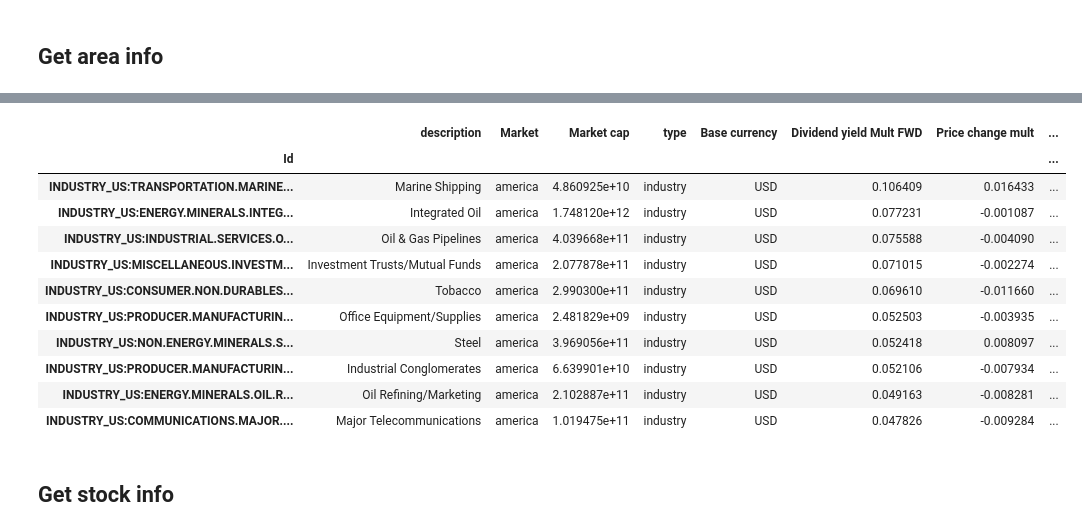
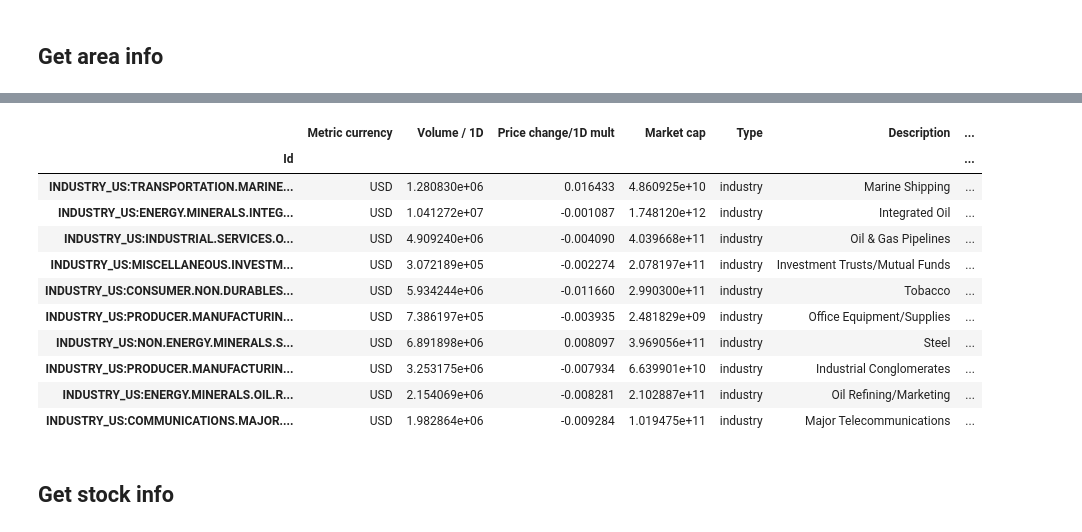
Before and after one commit to NNTrade/Tradingview.com-client, a Jupyter notebook: notebook/client_preview.ipynb, the cells around one changed output, grey strips where cells are left out. Saved outputs shown, nothing was run; the diff lists cells and outputs as text; code cells hidden in the pictures.

```diff
--- a/notebook/client_preview.ipynb
+++ b/notebook/client_preview.ipynb
@@ -4,0 +7,3 @@ from src.client.usa_stock_market.columns.column_list import dividend_yield_ttm,d
+# %%
+col_df = to_df(all_columns)
+col_df
@@ -31,19 +54,19 @@ sector_df
 # %%
-industry_df = get_industries(top_order=dividend_yield_fwd, top_asc=False)
+industry_df = get_industries(top_order=Column.from_sr(col_df.loc[6]), top_asc=False)
 industry_df.head(10)
 # %% [output]
-|  | description | Market | Market cap | type | Base currency | Dividend yield Mult FWD | Price change mult | ... |
-| Id |  |  |  |  |  |  |  | ... |
-| INDUSTRY_US:TRANSPORTATION.MARINE... | Marine Shipping | america | 4.860925e+10 | industry | USD | 0.106409 | 0.016433 | ... |
-| INDUSTRY_US:ENERGY.MINERALS.INTEG... | Integrated Oil | america | 1.748120e+12 | industry | USD | 0.077231 | -0.001087 | ... |
-| INDUSTRY_US:INDUSTRIAL.SERVICES.O... | Oil & Gas Pipelines | america | 4.039668e+11 | industry | USD | 0.075588 | -0.004090 | ... |
-| INDUSTRY_US:MISCELLANEOUS.INVESTM... | Investment Trusts/Mutual Funds | america | 2.077878e+11 | industry | USD | 0.071015 | -0.002274 | ... |
-| INDUSTRY_US:CONSUMER.NON.DURABLES... | Tobacco | america | 2.990300e+11 | industry | USD | 0.069610 | -0.011660 | ... |
-| INDUSTRY_US:PRODUCER.MANUFACTURIN... | Office Equipment/Supplies | america | 2.481829e+09 | industry | USD | 0.052503 | -0.003935 | ... |
-| INDUSTRY_US:NON.ENERGY.MINERALS.S... | Steel | america | 3.969056e+11 | industry | USD | 0.052418 | 0.008097 | ... |
-| INDUSTRY_US:PRODUCER.MANUFACTURIN... | Industrial Conglomerates | america | 6.639901e+10 | industry | USD | 0.052106 | -0.007934 | ... |
-| INDUSTRY_US:ENERGY.MINERALS.OIL.R... | Oil Refining/Marketing | america | 2.102887e+11 | industry | USD | 0.049163 | -0.008281 | ... |
-| INDUSTRY_US:COMMUNICATIONS.MAJOR.... | Major Telecommunications | america | 1.019475e+11 | industry | USD | 0.047826 | -0.009284 | ... |
+|  | Metric currency | Volume / 1D | Price change/1D mult | Market cap | Type | Description | ... |
+| Id |  |  |  |  |  |  | ... |
+| INDUSTRY_US:TRANSPORTATION.MARINE... | USD | 1.280830e+06 | 0.016433 | 4.860925e+10 | industry | Marine Shipping | ... |
+| INDUSTRY_US:ENERGY.MINERALS.INTEG... | USD | 1.041272e+07 | -0.001087 | 1.748120e+12 | industry | Integrated Oil | ... |
+| INDUSTRY_US:INDUSTRIAL.SERVICES.O... | USD | 4.909240e+06 | -0.004090 | 4.039668e+11 | industry | Oil & Gas Pipelines | ... |
+| INDUSTRY_US:MISCELLANEOUS.INVESTM... | USD | 3.072189e+05 | -0.002274 | 2.078197e+11 | industry | Investment Trusts/Mutual Funds | ... |
+| INDUSTRY_US:CONSUMER.NON.DURABLES... | USD | 5.934244e+06 | -0.011660 | 2.990300e+11 | industry | Tobacco | ... |
+| INDUSTRY_US:PRODUCER.MANUFACTURIN... | USD | 7.386197e+05 | -0.003935 | 2.481829e+09 | industry | Office Equipment/Supplies | ... |
+| INDUSTRY_US:NON.ENERGY.MINERALS.S... | USD | 6.891898e+06 | 0.008097 | 3.969056e+11 | industry | Steel | ... |
+| INDUSTRY_US:PRODUCER.MANUFACTURIN... | USD | 3.253175e+06 | -0.007934 | 6.639901e+10 | industry | Industrial Conglomerates | ... |
+| INDUSTRY_US:ENERGY.MINERALS.OIL.R... | USD | 2.154069e+06 | -0.008281 | 2.102887e+11 | industry | Oil Refining/Marketing | ... |
+| INDUSTRY_US:COMMUNICATIONS.MAJOR.... | USD | 1.982864e+06 | -0.009284 | 1.019475e+11 | industry | Major Telecommunications | ... |
 # %% [markdown]
 ## Get stock info
 # %%
```
Also changed, not shown: parts of 6 cells of this notebook, 16 other files.
